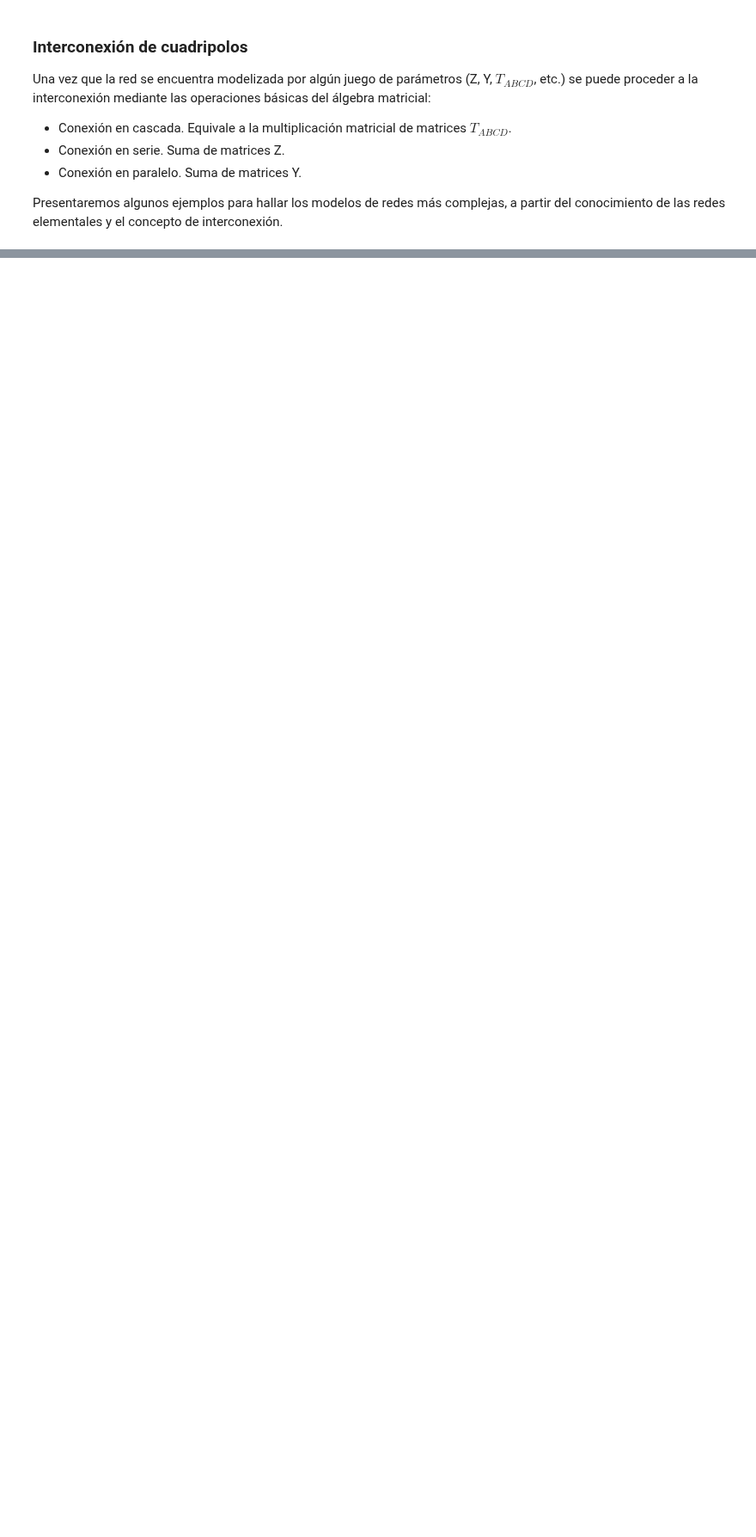
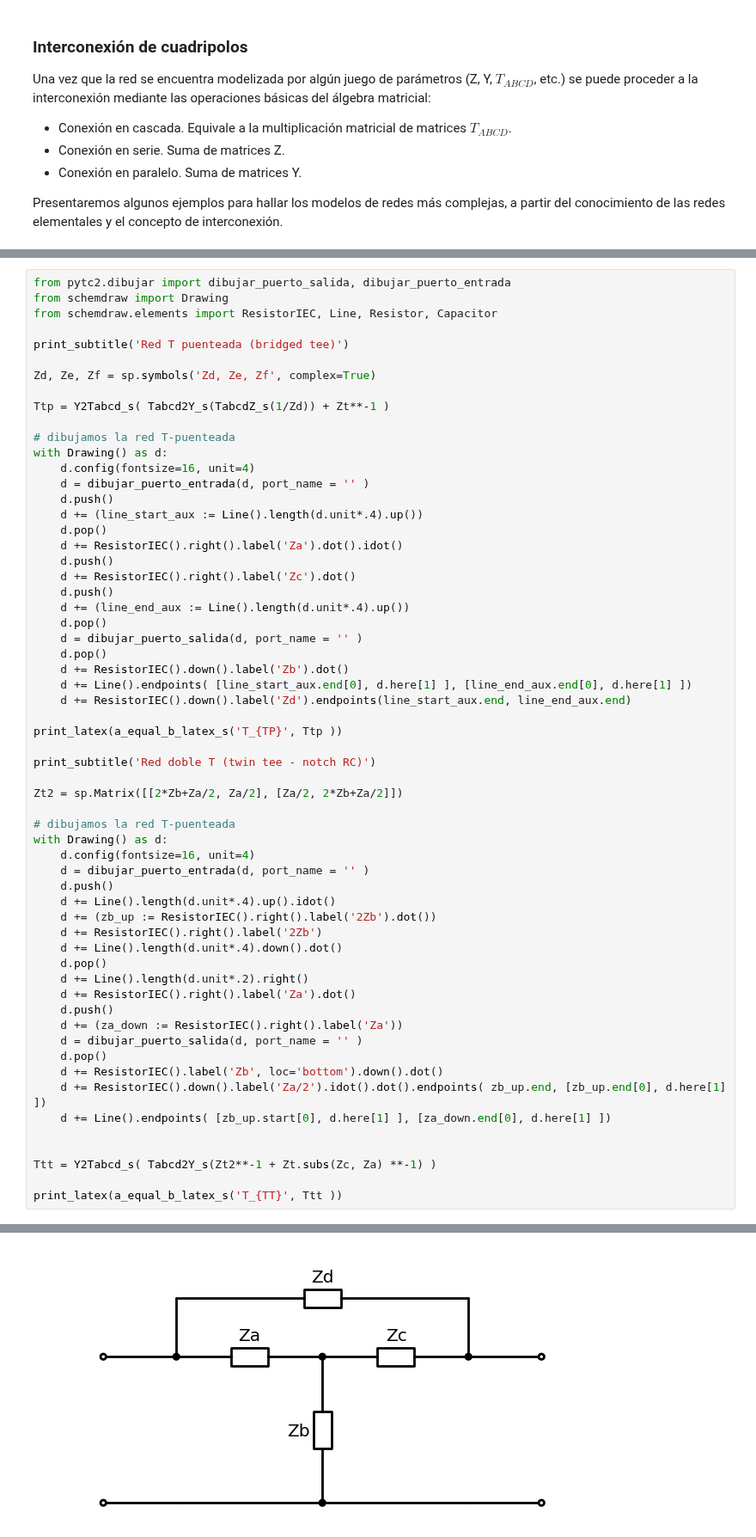
Before and after one commit to marianux/pytc2, a Jupyter notebook: docs/cuadripolos_elementales.ipynb, the cells around one changed output, grey strips where cells are left out. Shown at 86% size. Drawn from its saved outputs; the diff is of its cells as text; blank space fills up the shorter version.

```diff
--- a/docs/cuadripolos_elementales.ipynb
+++ b/docs/cuadripolos_elementales.ipynb
@@ -310,0 +335,61 @@ $\displaystyle T_{TT}=\left[\begin{matrix}\frac{\frac{Za^{2}}{4} + 2 Za Zb + Zb^
+# %%
+from pytc2.dibujar import dibujar_puerto_salida, dibujar_puerto_entrada
+from schemdraw import Drawing
+from schemdraw.elements import ResistorIEC, Line, Resistor, Capacitor
+
+print_subtitle('Red T puenteada (bridged tee)')
+
+Zd, Ze, Zf = sp.symbols('Zd, Ze, Zf', complex=True)
+
+Ttp = Y2Tabcd_s( Tabcd2Y_s(TabcdZ_s(1/Zd)) + Zt**-1 )
+
+# dibujamos la red T-puenteada
+with Drawing() as d:
+    d.config(fontsize=16, unit=4)
+    d = dibujar_puerto_entrada(d, port_name = '' )
+    d.push()
+    d += (line_start_aux := Line().length(d.unit*.4).up())
+    d.pop()
+    d += ResistorIEC().right().label('Za').dot().idot()
+    d.push()
+    d += ResistorIEC().right().label('Zc').dot()
+    d.push()
+    d += (line_end_aux := Line().length(d.unit*.4).up())
+    d.pop()
+    d = dibujar_puerto_salida(d, port_name = '' )
+    d.pop()
+    d += ResistorIEC().down().label('Zb').dot()
+    d += Line().endpoints( [line_start_aux.end[0], d.here[1] ], [line_end_aux.end[0], d.here[1] ])
+    d += ResistorIEC().down().label('Zd').endpoints(line_start_aux.end, line_end_aux.end)
+
+print_latex(a_equal_b_latex_s('T_{TP}', Ttp ))
+
+print_subtitle('Red doble T (twin tee - notch RC)')
+
+Zt2 = sp.Matrix([[2*Zb+Za/2, Za/2], [Za/2, 2*Zb+Za/2]])
+
+# dibujamos la red T-puenteada
+with Drawing() as d:
+    d.config(fontsize=16, unit=4)
+    d = dibujar_puerto_entrada(d, port_name = '' )
+    d.push()
+    d += Line().length(d.unit*.4).up().idot()
+    d += (zb_up := ResistorIEC().right().label('2Zb').dot())
+    d += ResistorIEC().right().label('2Zb')
+    d += Line().length(d.unit*.4).down().dot()
+    d.pop()
+    d += Line().length(d.unit*.2).right()
+    d += ResistorIEC().right().label('Za').dot()
+    d.push()
+    d += (za_down := ResistorIEC().right().label('Za'))
+    d = dibujar_puerto_salida(d, port_name = '' )
+    d.pop()
+    d += ResistorIEC().label('Zb', loc='bottom').down().dot()
+    d += ResistorIEC().down().label('Za/2').idot().dot().endpoints( zb_up.end, [zb_up.end[0], d.here[1] ])
+    d += Line().endpoints( [zb_up.start[0], d.here[1] ], [za_down.end[0], d.here[1] ])
+
+
+Ttt = Y2Tabcd_s( Tabcd2Y_s(Zt2**-1 + Zt.subs(Zc, Za) **-1) )
+
+print_latex(a_equal_b_latex_s('T_{TT}', Ttt ))
+# %% [output]
@@ -310,0 +397 @@ $\displaystyle T_{TT}=\left[\begin{matrix}\frac{\frac{Za^{2}}{4} + 2 Za Zb + Zb^
+[figure, added]
```
Also changed, not shown: parts of 14 cells of this notebook, 1 other file.
